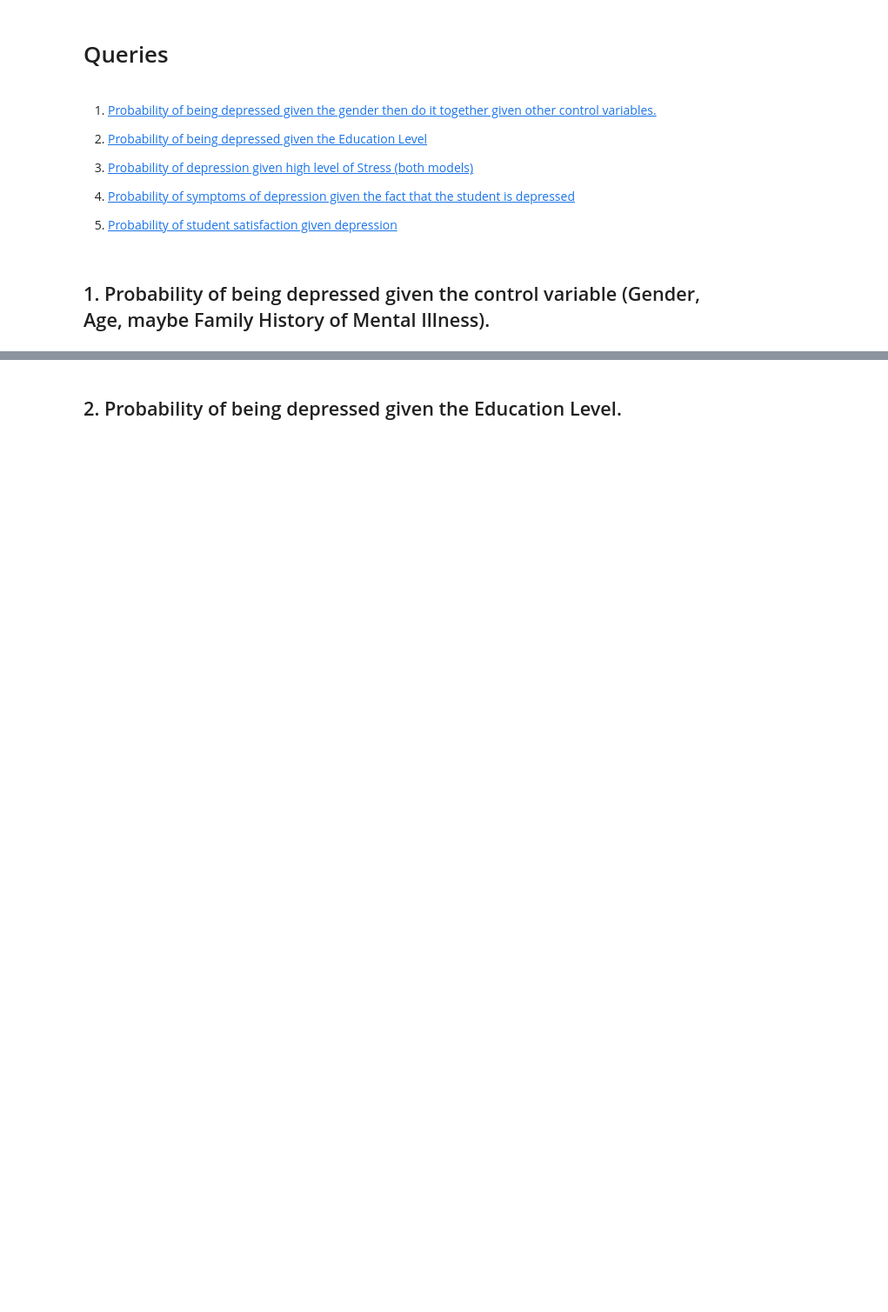
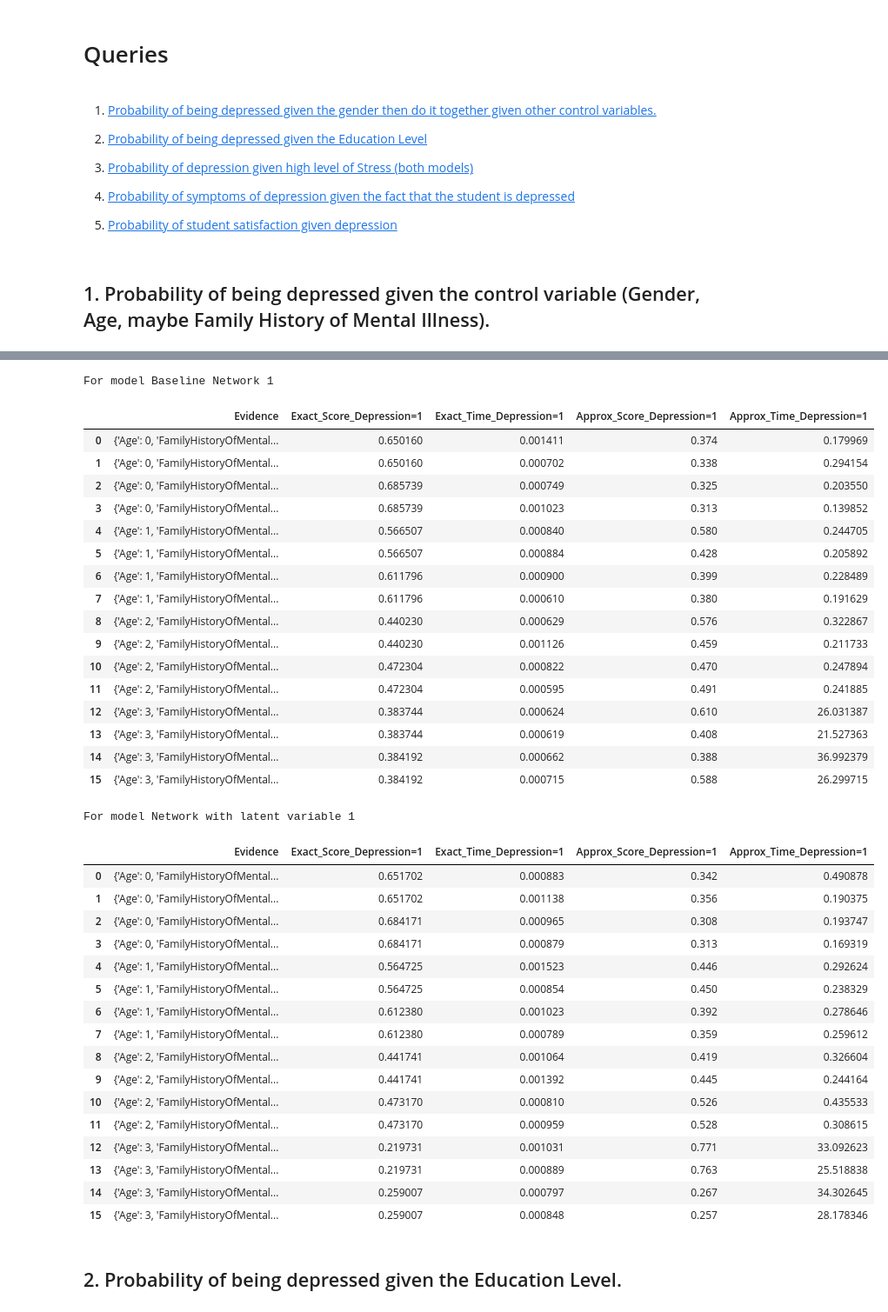
Before and after one commit to Shardyne/faikr3-project, a Jupyter notebook: network_comparison.ipynb, the cells around one changed output, grey strips where cells are left out. Shown at 87% size. Drawn from its saved outputs; the diff is of its cells as text; code cells hidden in the pictures; blank space fills up the shorter version.

```diff
--- a/network_comparison.ipynb
+++ b/network_comparison.ipynb
@@ -428,32 +492,2 @@ logging.getLogger('pgmpy').setLevel(logging.CRITICAL)
 # %% [markdown]
 ## 1. Probability of being depressed given the control variable (Gender, Age, maybe Family History of Mental Illness).
-# %%
-model = BN_baseline1
-
-query_vars = ["Depression"]
-evidence_male = {"Gender": 1}
-evidence_female = {"Gender": 0}
-
-results_male = query(model, query_vars, evidence=evidence_male)
-results_female = query(model, query_vars, evidence=evidence_female)
-print("="*50)
-
-print("Male exact " + "*"*50)
-print(results_male["exact"]["result"])
-print(results_male["exact"]["time"])
-print("="*50)
-
-print("Female exact " + "*"*50)
-print(results_female["exact"]["result"])
-print(results_female["exact"]["time"])
-print("="*50)
-
-print("Male approx " + "*"*50)
-print(results_male["approx"]["result"])
-print(results_male["approx"]["time"])
-print("="*50)
-
-print("Female approx " + "*"*50)
-print(results_female["approx"]["result"])
-print(results_female["approx"]["time"])
-print("="*50)
@@ -526,2 +494,51 @@ Female exact **************************************************
+# %%
+result_df_1 = {}
+for name, model in query_models.items():
+    print(f"For model {name}")
+    result_df_1[name] = general_query(
+        model,
+        query_vars=["Depression"],
+        attribute_evidence=["Gender", "Age", "FamilyHistoryOfMentalIllness"],
+        index_retrieve_values=[1], # only P(Depression=1)
+        show_progress=True
+    )
+    display(result_df_1[name])
+# %% [output]
+For model Baseline Network 1
+|  | Evidence | Exact_Score_Depression=1 | Exact_Time_Depression=1 | Approx_Score_Depression=1 | Approx_Time_Depression=1 |
+| 0 | {'Age': 0, 'FamilyHistoryOfMental... | 0.650160 | 0.001411 | 0.374 | 0.179969 |
+| 1 | {'Age': 0, 'FamilyHistoryOfMental... | 0.650160 | 0.000702 | 0.338 | 0.294154 |
+| 2 | {'Age': 0, 'FamilyHistoryOfMental... | 0.685739 | 0.000749 | 0.325 | 0.203550 |
+| 3 | {'Age': 0, 'FamilyHistoryOfMental... | 0.685739 | 0.001023 | 0.313 | 0.139852 |
+| 4 | {'Age': 1, 'FamilyHistoryOfMental... | 0.566507 | 0.000840 | 0.580 | 0.244705 |
+| 5 | {'Age': 1, 'FamilyHistoryOfMental... | 0.566507 | 0.000884 | 0.428 | 0.205892 |
+| 6 | {'Age': 1, 'FamilyHistoryOfMental... | 0.611796 | 0.000900 | 0.399 | 0.228489 |
+| 7 | {'Age': 1, 'FamilyHistoryOfMental... | 0.611796 | 0.000610 | 0.380 | 0.191629 |
+| 8 | {'Age': 2, 'FamilyHistoryOfMental... | 0.440230 | 0.000629 | 0.576 | 0.322867 |
+| 9 | {'Age': 2, 'FamilyHistoryOfMental... | 0.440230 | 0.001126 | 0.459 | 0.211733 |
+| 10 | {'Age': 2, 'FamilyHistoryOfMental... | 0.472304 | 0.000822 | 0.470 | 0.247894 |
+| 11 | {'Age': 2, 'FamilyHistoryOfMental... | 0.472304 | 0.000595 | 0.491 | 0.241885 |
+| 12 | {'Age': 3, 'FamilyHistoryOfMental... | 0.383744 | 0.000624 | 0.610 | 26.031387 |
+| 13 | {'Age': 3, 'FamilyHistoryOfMental... | 0.383744 | 0.000619 | 0.408 | 21.527363 |
+| 14 | {'Age': 3, 'FamilyHistoryOfMental... | 0.384192 | 0.000662 | 0.388 | 36.992379 |
+| 15 | {'Age': 3, 'FamilyHistoryOfMental... | 0.384192 | 0.000715 | 0.588 | 26.299715 |
+For model Network with latent variable 1
+|  | Evidence | Exact_Score_Depression=1 | Exact_Time_Depression=1 | Approx_Score_Depression=1 | Approx_Time_Depression=1 |
+| 0 | {'Age': 0, 'FamilyHistoryOfMental... | 0.651702 | 0.000883 | 0.342 | 0.490878 |
+| 1 | {'Age': 0, 'FamilyHistoryOfMental... | 0.651702 | 0.001138 | 0.356 | 0.190375 |
+| 2 | {'Age': 0, 'FamilyHistoryOfMental... | 0.684171 | 0.000965 | 0.308 | 0.193747 |
+| 3 | {'Age': 0, 'FamilyHistoryOfMental... | 0.684171 | 0.000879 | 0.313 | 0.169319 |
+| 4 | {'Age': 1, 'FamilyHistoryOfMental... | 0.564725 | 0.001523 | 0.446 | 0.292624 |
+| 5 | {'Age': 1, 'FamilyHistoryOfMental... | 0.564725 | 0.000854 | 0.450 | 0.238329 |
+| 6 | {'Age': 1, 'FamilyHistoryOfMental... | 0.612380 | 0.001023 | 0.392 | 0.278646 |
+| 7 | {'Age': 1, 'FamilyHistoryOfMental... | 0.612380 | 0.000789 | 0.359 | 0.259612 |
+| 8 | {'Age': 2, 'FamilyHistoryOfMental... | 0.441741 | 0.001064 | 0.419 | 0.326604 |
+| 9 | {'Age': 2, 'FamilyHistoryOfMental... | 0.441741 | 0.001392 | 0.445 | 0.244164 |
+| 10 | {'Age': 2, 'FamilyHistoryOfMental... | 0.473170 | 0.000810 | 0.526 | 0.435533 |
+| 11 | {'Age': 2, 'FamilyHistoryOfMental... | 0.473170 | 0.000959 | 0.528 | 0.308615 |
+| 12 | {'Age': 3, 'FamilyHistoryOfMental... | 0.219731 | 0.001031 | 0.771 | 33.092623 |
+| 13 | {'Age': 3, 'FamilyHistoryOfMental... | 0.219731 | 0.000889 | 0.763 | 25.518838 |
+| 14 | {'Age': 3, 'FamilyHistoryOfMental... | 0.259007 | 0.000797 | 0.267 | 34.302645 |
+| 15 | {'Age': 3, 'FamilyHistoryOfMental... | 0.259007 | 0.000848 | 0.257 | 28.178346 |
 # %% [markdown]
 ## 2. Probability of being depressed given the Education Level.
```
Also changed, not shown: parts of 9 cells of this notebook.
